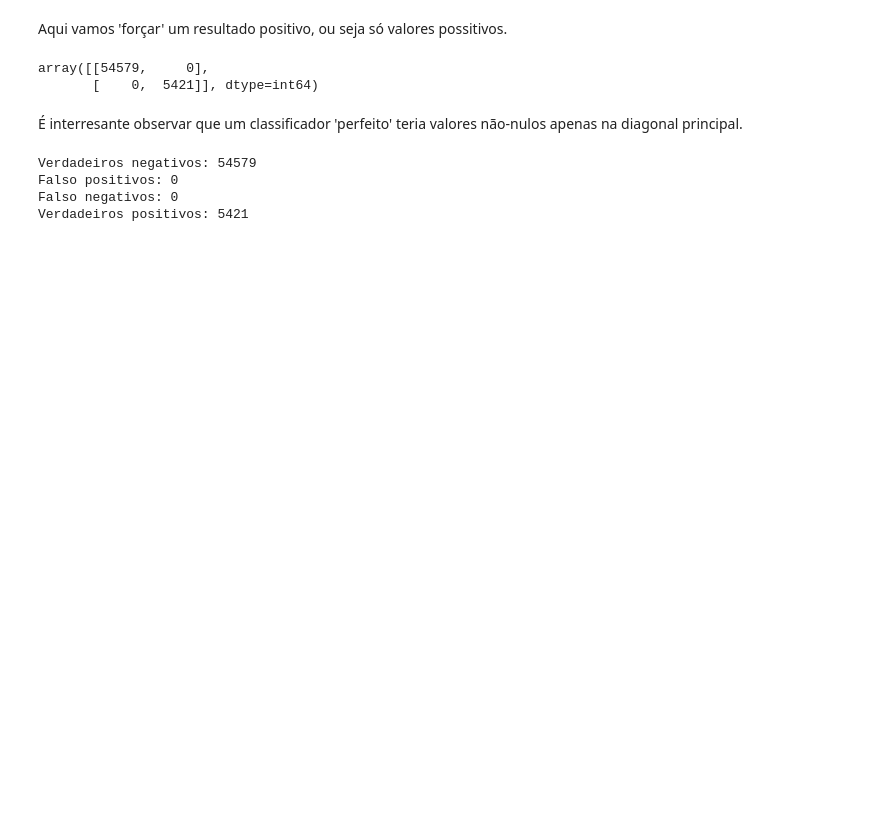
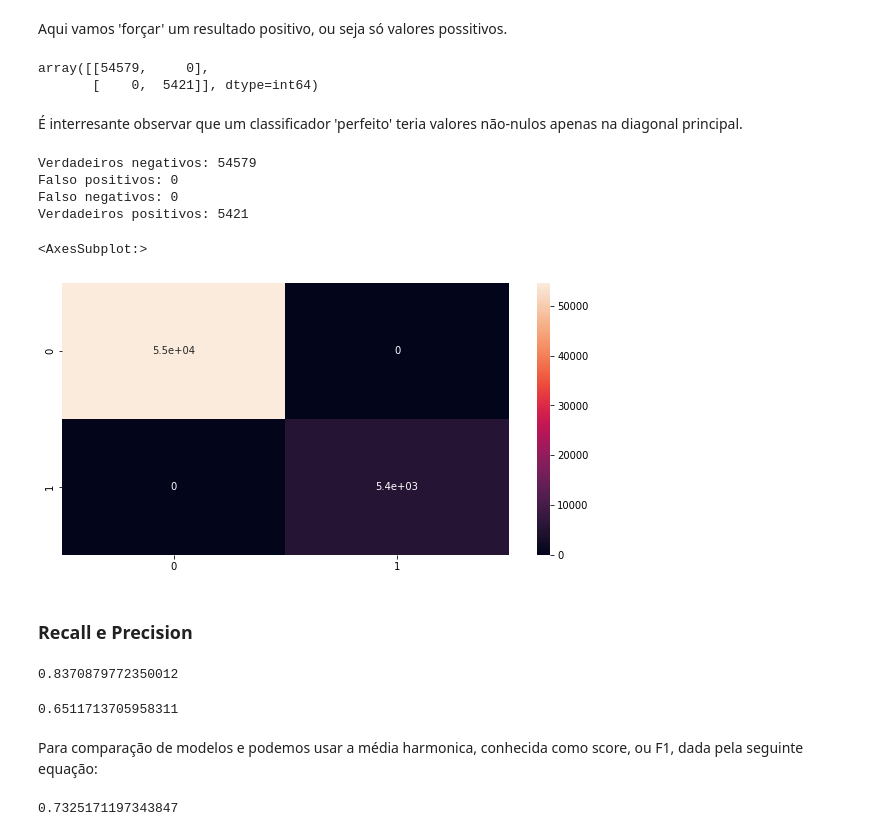
Before and after one commit to leandrosantana09/projeto_oreilly, a Jupyter notebook: cap_2.ipynb, the cells around one changed output. Saved outputs shown, nothing was run; the diff lists cells and outputs as text; code cells hidden in the pictures; blank space fills up the shorter version.

```diff
--- a/cap_2.ipynb
+++ b/cap_2.ipynb
@@ -210,3 +225,36 @@ Verdadeiros negativos: 54579
 Falso positivos: 0
 Falso negativos: 0
 Verdadeiros positivos: 5421
+# %%
+plt.figure(figsize=(10, 5))
+sns.heatmap(cm_only_true,
+            annot=True        # colocar os valores dentro do grafico
+            )
+# %% [output]
+<AxesSubplot:>
+[figure, added]
+# %% [markdown]
+### Recall e Precision
+# %%
+# precision ou precição
+# todos que o classificador acertor, por todos que o classificador achou que acertou
+
+precision = true_positive/(true_positive + false_positive)
+precision
+# %% [output]
+0.8370879772350012
+# %%
+# recall ou revocação
+# todos que o classificador acertor, por todos que realmente erram corretos (false negative = positive)
+
+
+recall = true_positive/(true_positive + false_negative)
+recall
+# %% [output]
+0.6511713705958311
+# %% [markdown]
+Para comparação de modelos e podemos usar a média harmonica, conhecida como score, ou F1, dada pela seguinte equação:
+# %%
+2/((1/precision)+(1/recall))
+# %% [output]
+0.7325171197343847
```
Also changed, not shown: parts of 5 cells of this notebook.
